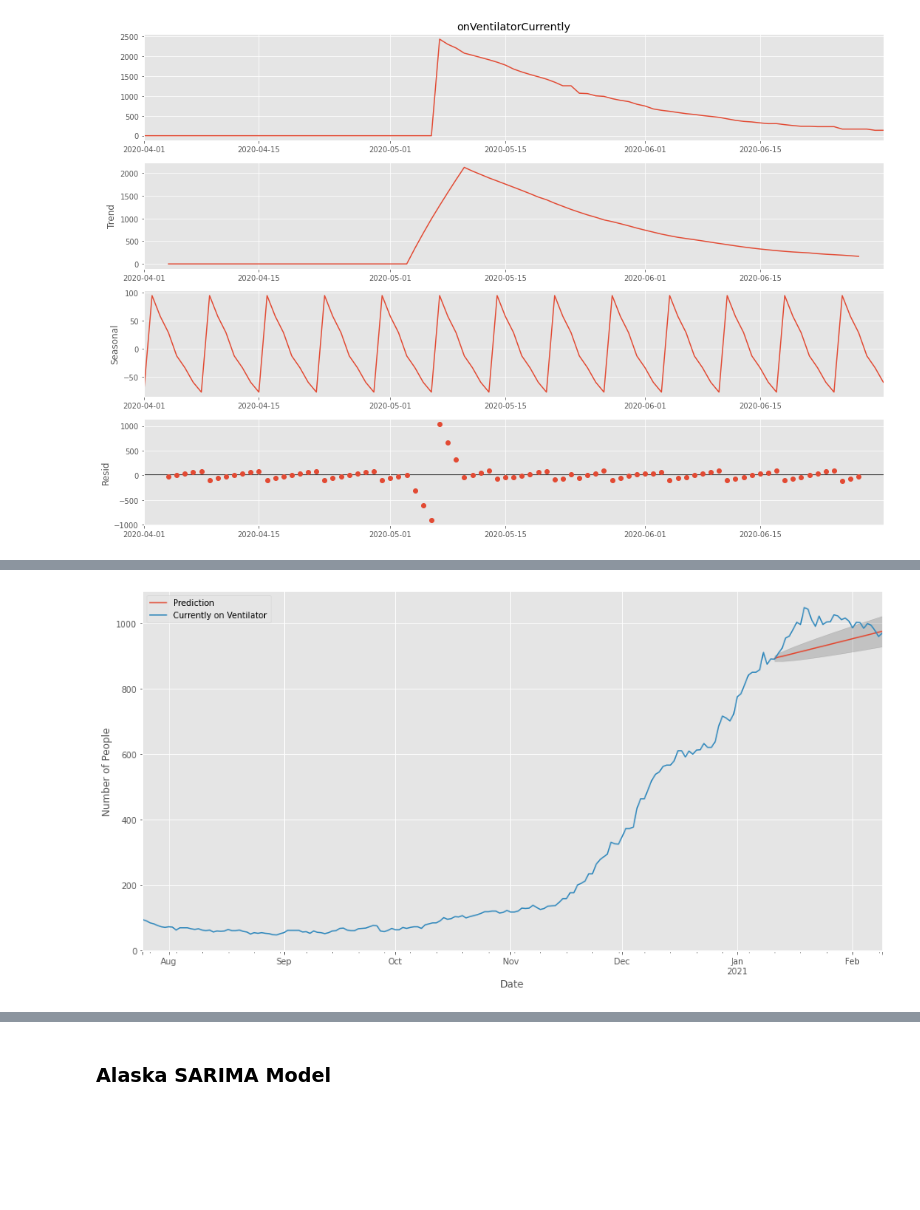
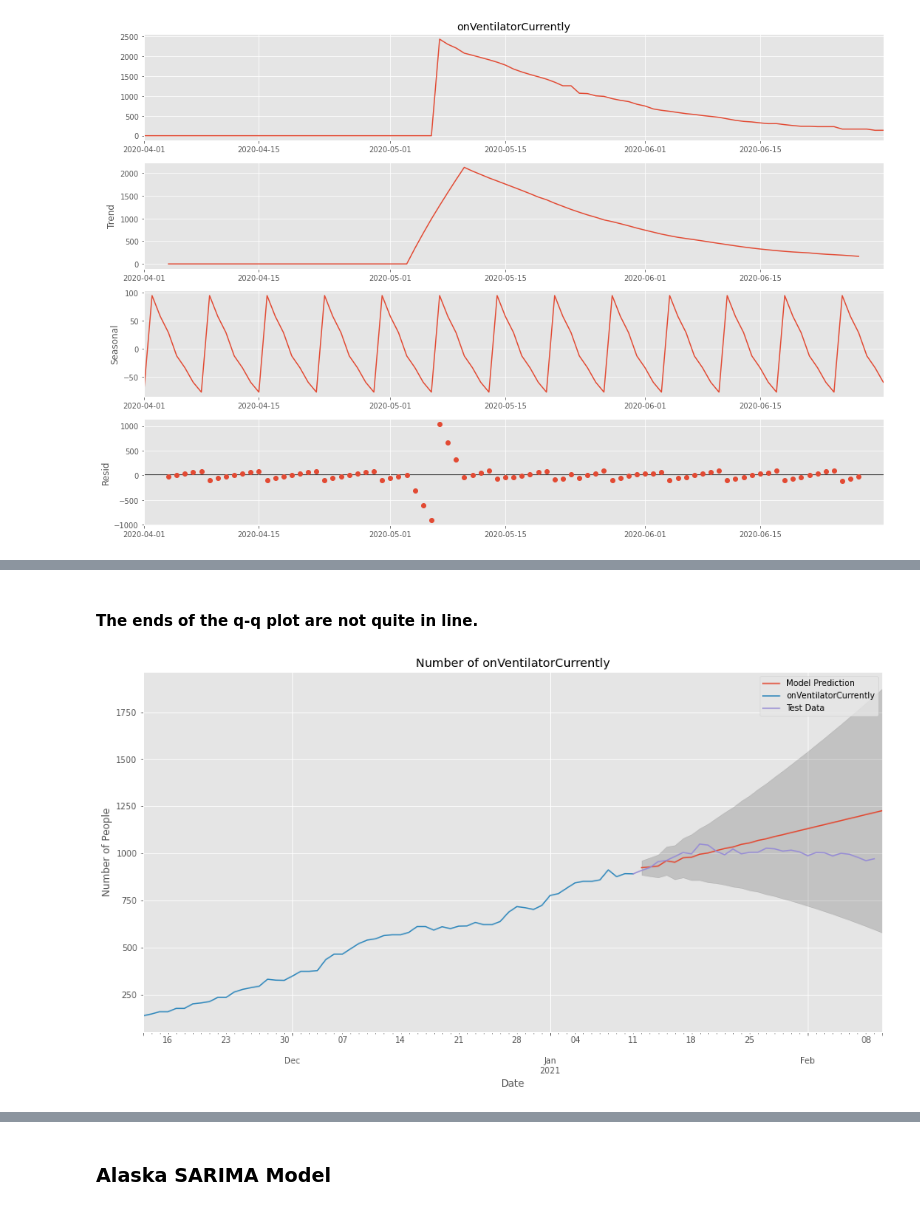
Before and after one commit to JosephDenney/Covid_Analysis, a Jupyter notebook: Covid_Notebook.ipynb, the cells around one changed output, grey strips where cells are left out. Saved outputs shown, nothing was run; the diff lists cells and outputs as text; code cells hidden in the pictures; blank space fills up the shorter version.

```diff
--- a/Covid_Notebook.ipynb
+++ b/Covid_Notebook.ipynb
@@ -190,8 +206,11 @@ df_states['onVentilatorCurrently'] = df_states['onVentilatorCurrently'].fillna(0
 # %%
 # columns to keep in dataframe
-columns = ['state','death','inIcuCurrently','onVentilatorCurrently','positive','hospitalizedCurrently']
+columns = ['state','death','inIcuCurrently','onVentilatorCurrently','positive','hospitalizedCurrently','deathIncrease']
+# %%
+for col in columns:
+    df_states[col] = df_states[col].fillna(0)
 # %%
-df_states = sort_and_clean_df(df_states, .05, target_columns=columns)
+df_states = sort_and_clean_df(dataframe=df_states, target_columns=columns, percent_data_threshold=.05)
 # %%
 df_states.iloc[:50].sort_values(by='death',ascending=False) # only graph the top 7
 # that keep state ventilator data
@@ -347,0 +336,4 @@ Warnings:
+# %%
+stepwise_fit, stepwise_full, results, results_full = arima_tune(df, 'onVentilatorCurrently', days_to_forecast=30, m_periods=6, verbose=True)
+# train days arg defaults to 270 days, but can be changed. seasonality can be adjusted as well
+# see docstring for further details
@@ -348,5 +371,8 @@ Warnings:
+# %% [markdown]
+#### The ends of the q-q plot are not quite in line.
 # %%
-evaluate_predictions(results, df, 'onVentilatorCurrently', days=30, stepwise_fit=stepwise_fit, alpha=.95)
+evaluate_predictions(results, df, 'onVentilatorCurrently', stepwise_fit=stepwise_fit, alpha=.05, days_to_forecast=30)
+# plot training time and test time
 # %% [output]
-[figure, old version]
+[figure, new version]
 # %%
```
Also changed, not shown: parts of 58 cells of this notebook, 3 other files.
